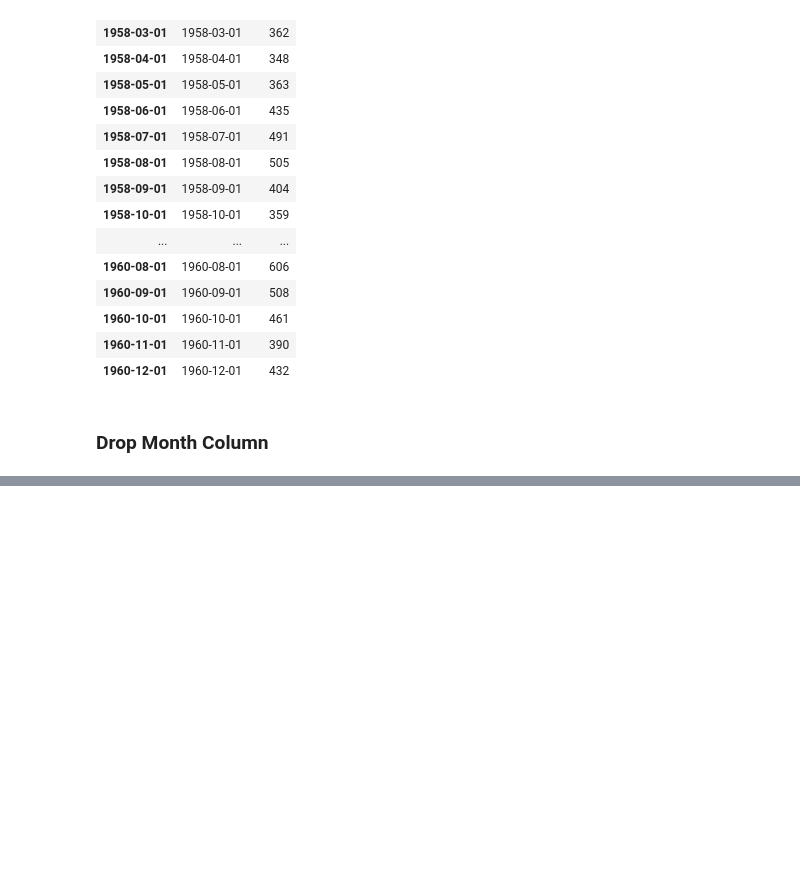
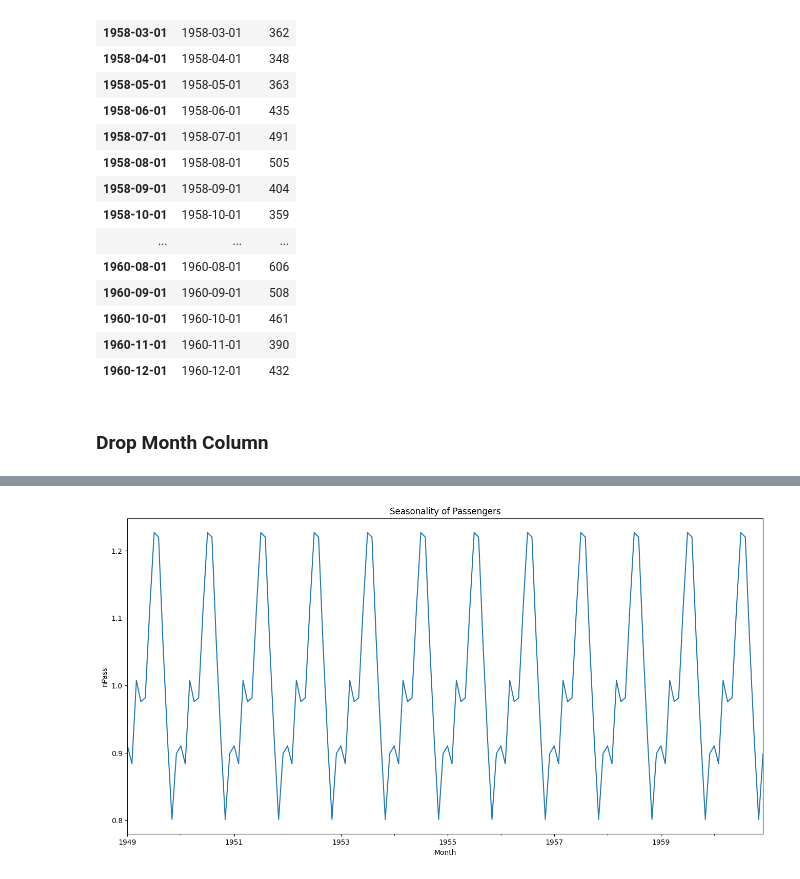
Before and after one commit to pdhanshri/Github, a Jupyter notebook: Time Series Association/Time Series association.ipynb, the cells around one changed output, grey strips where cells are left out. Cells and saved outputs as stored; diff of their text form; code cells hidden in the pictures; blank space fills up the shorter version.

```diff
--- a/Time Series Association/Time Series association.ipynb
+++ b/Time Series Association/Time Series association.ipynb
@@ -139,0 +184,9 @@ D
+# %%
+plt.figure(figsize=(16,8))
+Q.seasonal.plot()
+plt.xlabel('Month')
+plt.ylabel('nPass')
+plt.title('Seasonality of Passengers')
+plt.show()
+# %% [output]
+[figure, added]
```
Also changed, not shown: parts of 38 cells of this notebook, 1 other file.
